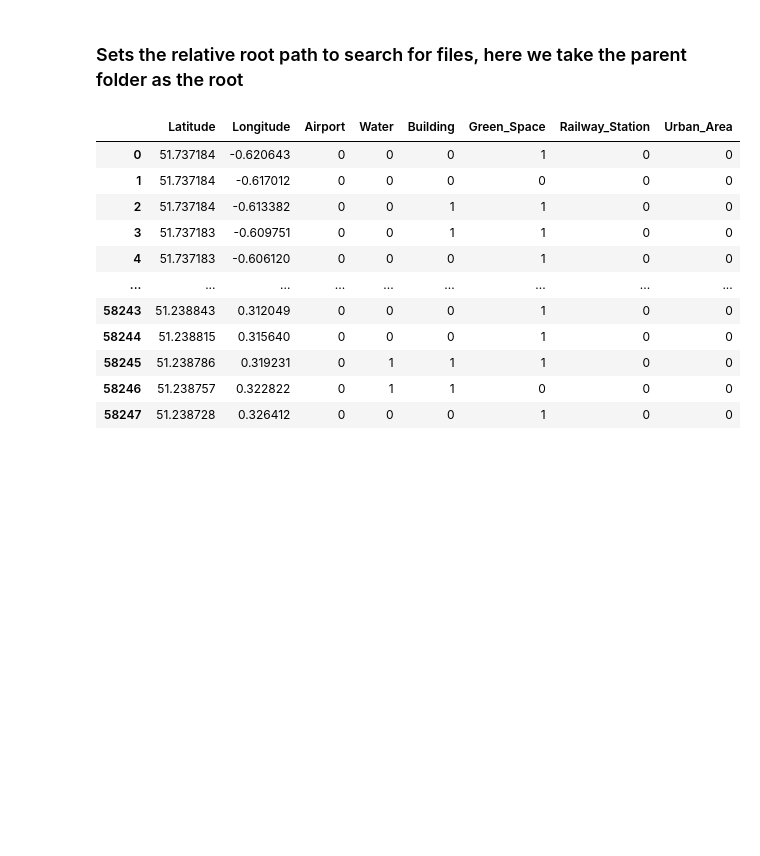
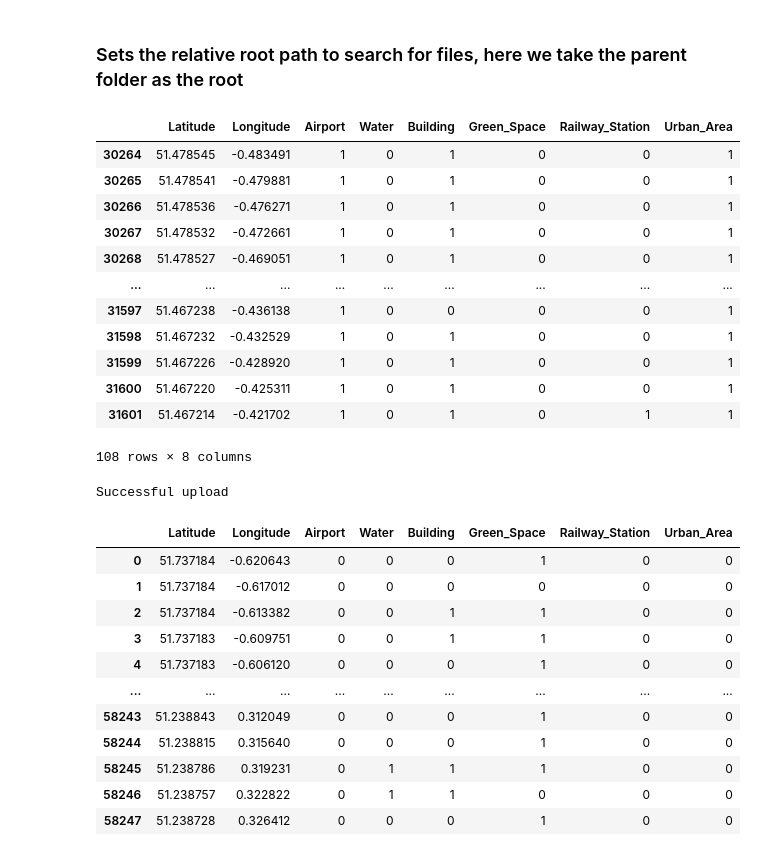
Before and after one commit to KainosSoftwareLtd/ASDI-Hackathon, a Jupyter notebook: Notebooks/create_dist_nearest_greenspace_function.ipynb, the cells around one changed output. Drawn from its saved outputs; the diff is of its cells as text; code cells hidden in the pictures; blank space fills up the shorter version.

```diff
--- a/Notebooks/create_dist_nearest_greenspace_function.ipynb
+++ b/Notebooks/create_dist_nearest_greenspace_function.ipynb
@@ -21,3 +22,24 @@ df = pd.read_csv(ROOT_FOLDER_PATH + '/land_type_025.csv', index_col = 0)
 #preprocess land type columns, convert to binary from boolean
 for i in ['Airport', 'Water', 'Building', 'Green_Space', 'Railway_Station', 'Urban_Area']:
     df[i] = df[i].astype(int)
+# %%
+df_filter = df[(df['Latitude'] >= 51.46506) & (df['Latitude'] <= 51.47855)]
+df_filter = df_filter[(df_filter['Longitude'] >= -0.4865776) & (df_filter['Longitude'] <= -0.4216181)]
+
+df_filter['Airport'] = 1
+
+df_filter
+# %% [output]
+|  | Latitude | Longitude | Airport | Water | Building | Green_Space | Railway_Station | Urban_Area |
+| 30264 | 51.478545 | -0.483491 | 1 | 0 | 1 | 0 | 0 | 1 |
+| 30265 | 51.478541 | -0.479881 | 1 | 0 | 1 | 0 | 0 | 1 |
+| 30266 | 51.478536 | -0.476271 | 1 | 0 | 1 | 0 | 0 | 1 |
+| 30267 | 51.478532 | -0.472661 | 1 | 0 | 1 | 0 | 0 | 1 |
+| 30268 | 51.478527 | -0.469051 | 1 | 0 | 1 | 0 | 0 | 1 |
+| ... | ... | ... | ... | ... | ... | ... | ... | ... |
+| 31597 | 51.467238 | -0.436138 | 1 | 0 | 0 | 0 | 0 | 1 |
+| 31598 | 51.467232 | -0.432529 | 1 | 0 | 1 | 0 | 0 | 1 |
+| 31599 | 51.467226 | -0.428920 | 1 | 0 | 1 | 0 | 0 | 1 |
+| 31600 | 51.467220 | -0.425311 | 1 | 0 | 1 | 0 | 0 | 1 |
+| 31601 | 51.467214 | -0.421702 | 1 | 0 | 1 | 0 | 1 | 1 |
+108 rows × 8 columns
@@ -24,3 +48,8 @@ for i in ['Airport', 'Water', 'Building', 'Green_Space', 'Railway_Station', 'Urb
+# %%
+df.to_csv(ROOT_FOLDER_PATH + '/land_type_025.csv', index = True)
+upload_df_to_s3(bucket = 'asdi-hackathon', df = df, key = 'land_type_025.csv')
+# %% [output]
+Successful upload
 # %%
 df
 # %% [output]
```
Also changed, not shown: parts of 21 cells of this notebook, 14 other files.
